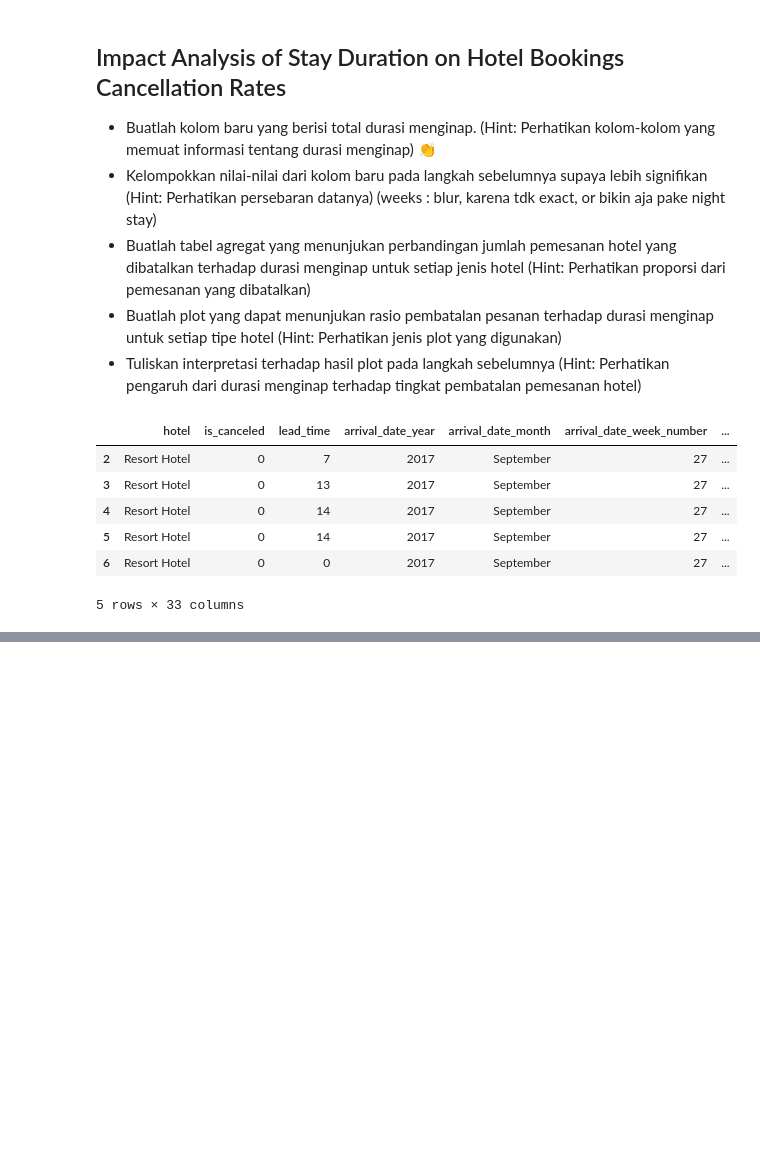
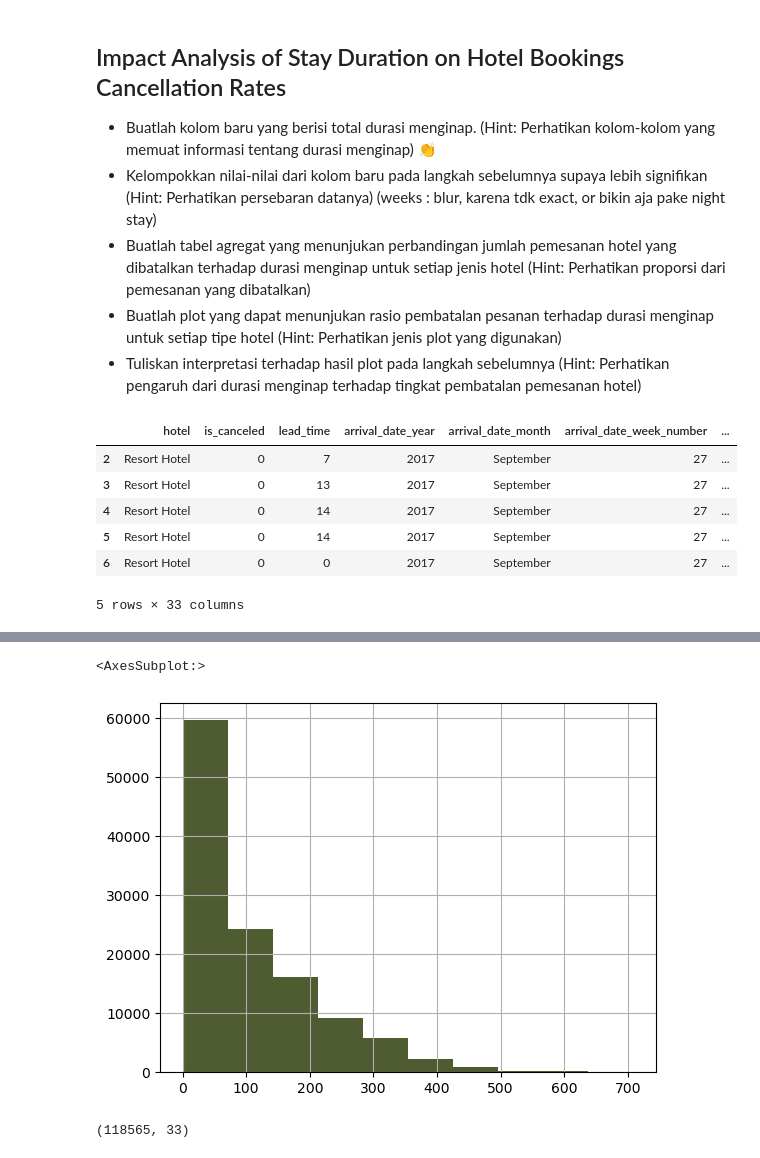
Before and after one commit to rahmars18/Investigate-Business-Hotel, a Jupyter notebook: Investigate Hotel Business.ipynb, the cells around one changed output, grey strips where cells are left out. Saved outputs shown, nothing was run; the diff lists cells and outputs as text; code cells hidden in the pictures; blank space fills up the shorter version.

```diff
--- a/Investigate Hotel Business.ipynb
+++ b/Investigate Hotel Business.ipynb
@@ -420,0 +431,5 @@ plt.show()
+# %%
+data_pre['lead_time'].hist()
+# %% [output]
+<AxesSubplot:>
+[figure, added]
@@ -420,0 +454,7 @@ plt.show()
+# %%
+data_lead = data_pre.copy()
+data_lead['group_lead'] = data_lead['lead_time'].apply(lambda x : lead_class(x,'y'))
+data_lead['group_lead1'] = data_lead['lead_time'].apply(lambda x : lead_class(x,'num'))
+data_lead.shape
+# %% [output]
+(118565, 33)
```
Also changed, not shown: parts of 11 cells of this notebook.
